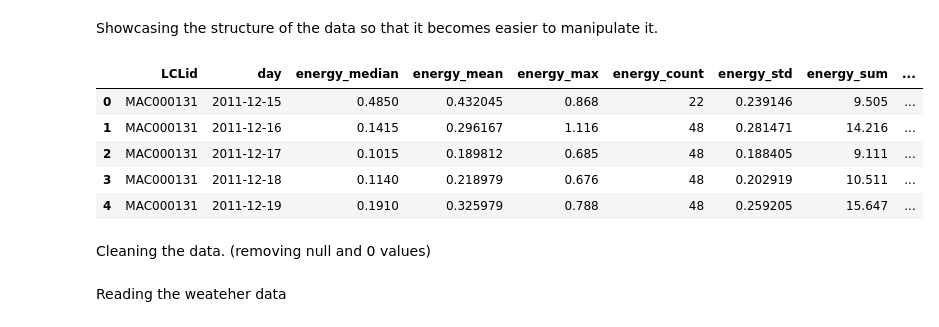
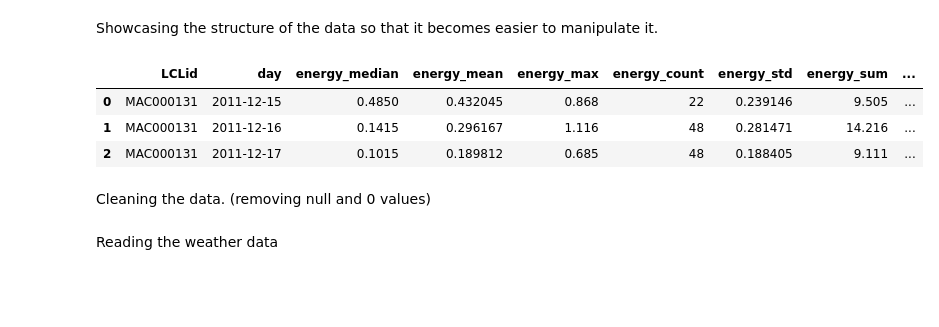
Before and after one commit to Waqas-Shah-42/Data-Analysis-using-smart-meter-data, a Jupyter notebook: analysis.ipynb, the cells around one changed output. Cells and saved outputs as stored; diff of their text form; code cells hidden in the pictures; blank space fills up the shorter version.

```diff
--- a/analysis.ipynb
+++ b/analysis.ipynb
@@ -10,20 +11,18 @@ data =  pd.read_csv('daily_dataset.csv/daily_dataset.csv')
 # %% [markdown]
 Showcasing the structure of the data so that it becomes easier to manipulate it.
 # %%
-data.head()
+data.head(3)
 # %% [output]
 |  | LCLid | day | energy_median | energy_mean | energy_max | energy_count | energy_std | energy_sum | ... |
 | 0 | MAC000131 | 2011-12-15 | 0.4850 | 0.432045 | 0.868 | 22 | 0.239146 | 9.505 | ... |
 | 1 | MAC000131 | 2011-12-16 | 0.1415 | 0.296167 | 1.116 | 48 | 0.281471 | 14.216 | ... |
 | 2 | MAC000131 | 2011-12-17 | 0.1015 | 0.189812 | 0.685 | 48 | 0.188405 | 9.111 | ... |
-| 3 | MAC000131 | 2011-12-18 | 0.1140 | 0.218979 | 0.676 | 48 | 0.202919 | 10.511 | ... |
-| 4 | MAC000131 | 2011-12-19 | 0.1910 | 0.325979 | 0.788 | 48 | 0.259205 | 15.647 | ... |
 # %% [markdown]
 Cleaning the  data. (removing null and 0 values)
 # %%
 data.energy_mean.replace('0',None, inplace=True)
 data.dropna(subset=['energy_mean'], inplace=True)
 # %% [markdown]
-Reading the weateher data
+Reading the weather data
 # %%
 weather_data = pd.read_csv('weather_daily_darksky.csv')
```
Also changed, not shown: parts of 40 cells of this notebook, 5 other files.
